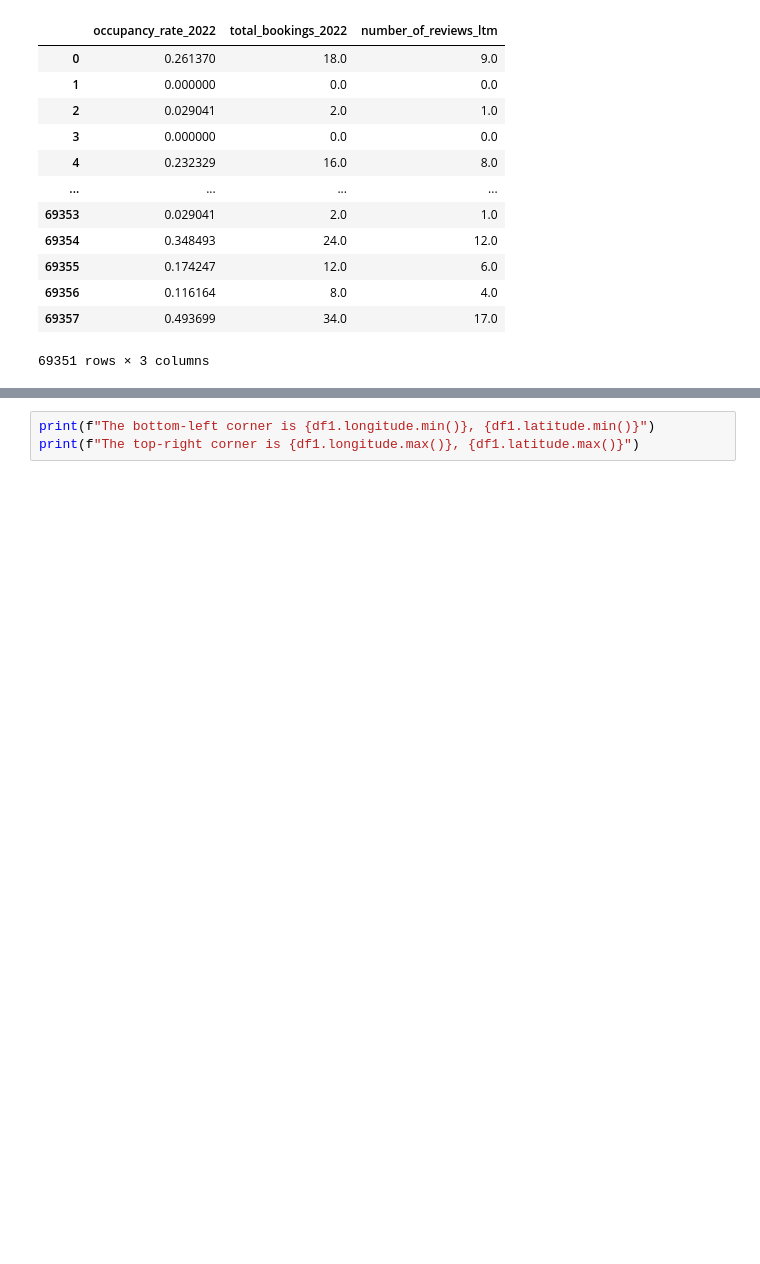
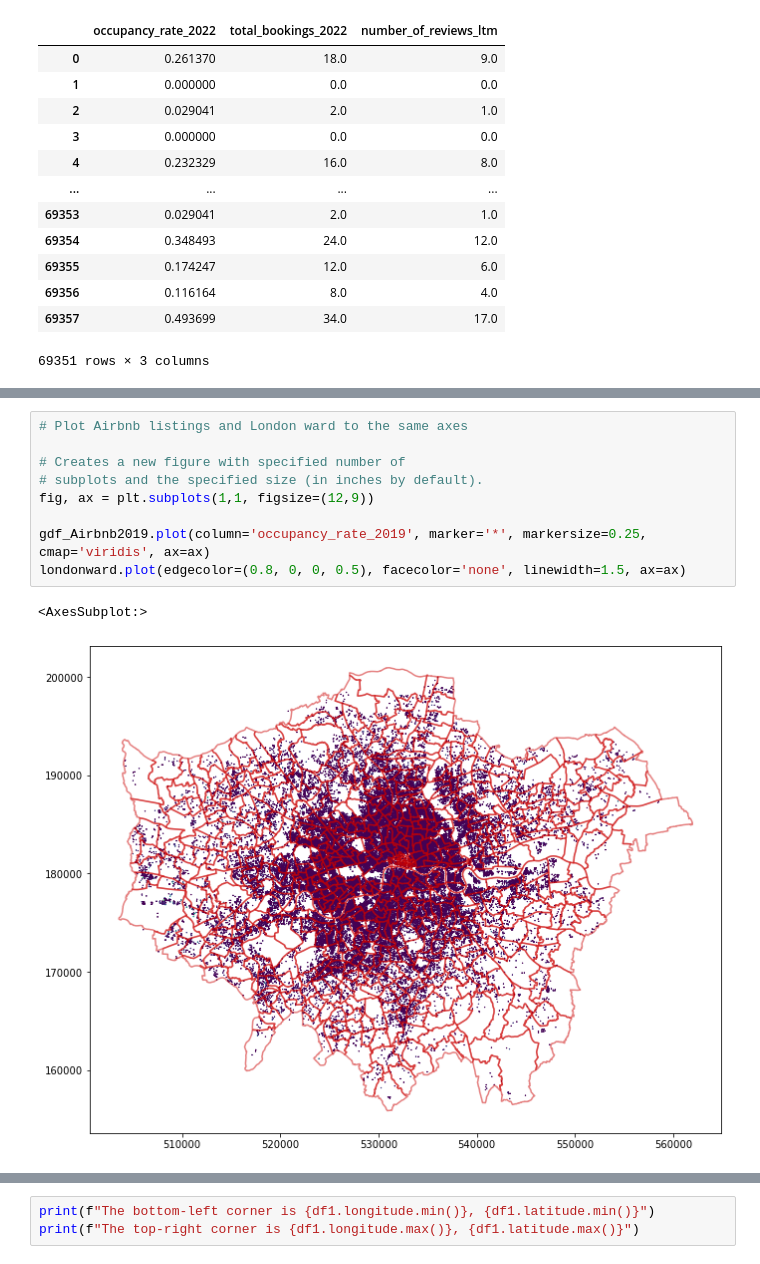
Before and after one commit to JinJiang22/fsds_GroupWork, a Jupyter notebook: Reproducible Analysis.ipynb, the cells around one changed output, grey strips where cells are left out. Drawn from its saved outputs; the diff is of its cells as text; blank space fills up the shorter version.

```diff
--- a/Reproducible Analysis.ipynb
+++ b/Reproducible Analysis.ipynb
@@ -539,0 +623,12 @@ gdf_Airbnb2022 = gpd.GeoDataFrame(df1,
+# %%
+# Plot Airbnb listings and London ward to the same axes
+
+# Creates a new figure with specified number of
+# subplots and the specified size (in inches by default).
+fig, ax = plt.subplots(1,1, figsize=(12,9))
+
+gdf_Airbnb2019.plot(column='occupancy_rate_2019', marker='*', markersize=0.25, cmap='viridis', ax=ax)
+londonward.plot(edgecolor=(0.8, 0, 0, 0.5), facecolor='none', linewidth=1.5, ax=ax)
+# %% [output]
+<AxesSubplot:>
+[figure, added]
```
Also changed, not shown: parts of 34 cells of this notebook, 1 other file.
